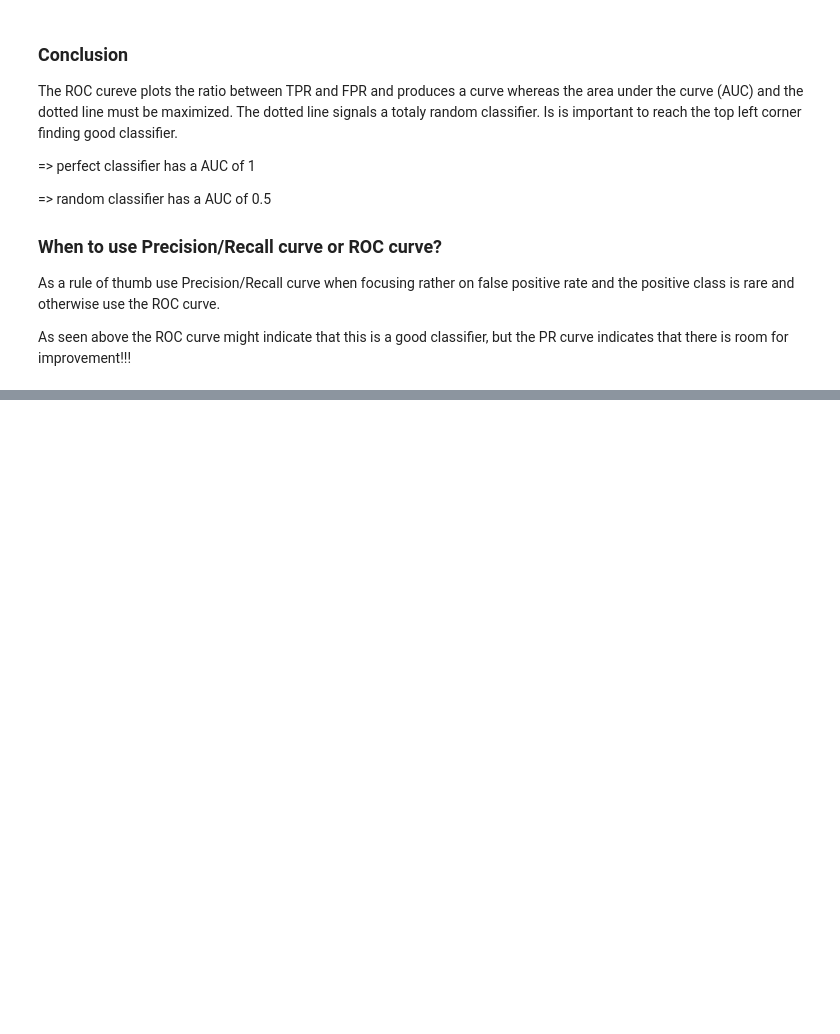
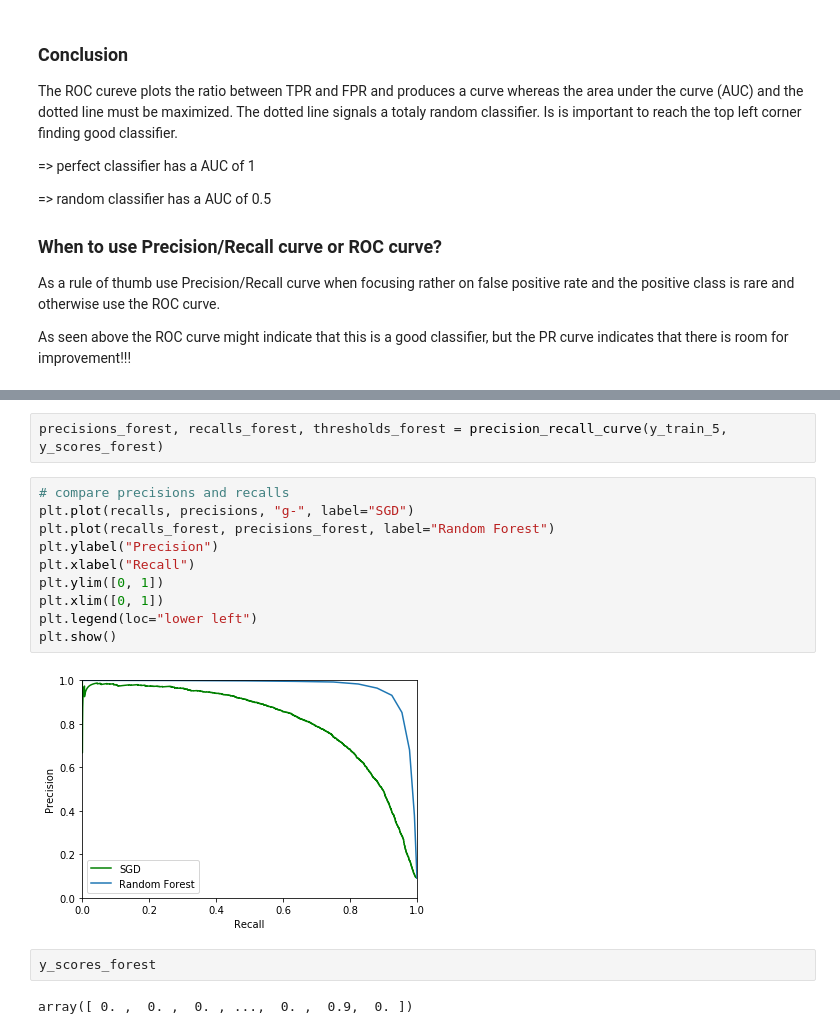
Before and after one commit to Xpitfire/handson-ml, a Jupyter notebook: 03_Exercise_MNIST_Classification.ipynb, the cells around one changed output, grey strips where cells are left out. Drawn from its saved outputs; the diff is of its cells as text; blank space fills up the shorter version.

```diff
--- a/03_Exercise_MNIST_Classification.ipynb
+++ b/03_Exercise_MNIST_Classification.ipynb
@@ -340,0 +370,18 @@ As seen above the ROC curve might indicate that this is a good classifier, but t
+# %%
+precisions_forest, recalls_forest, thresholds_forest = precision_recall_curve(y_train_5, y_scores_forest)
+# %%
+# compare precisions and recalls
+plt.plot(recalls, precisions, "g-", label="SGD")
+plt.plot(recalls_forest, precisions_forest, label="Random Forest")
+plt.ylabel("Precision")
+plt.xlabel("Recall")
+plt.ylim([0, 1])
+plt.xlim([0, 1])
+plt.legend(loc="lower left")
+plt.show()
+# %% [output]
+[figure, added]
+# %%
+y_scores_forest
+# %% [output]
+array([ 0. ,  0. ,  0. , ...,  0. ,  0.9,  0. ])
```
Also changed, not shown: parts of 18 cells of this notebook, 4 other files.
